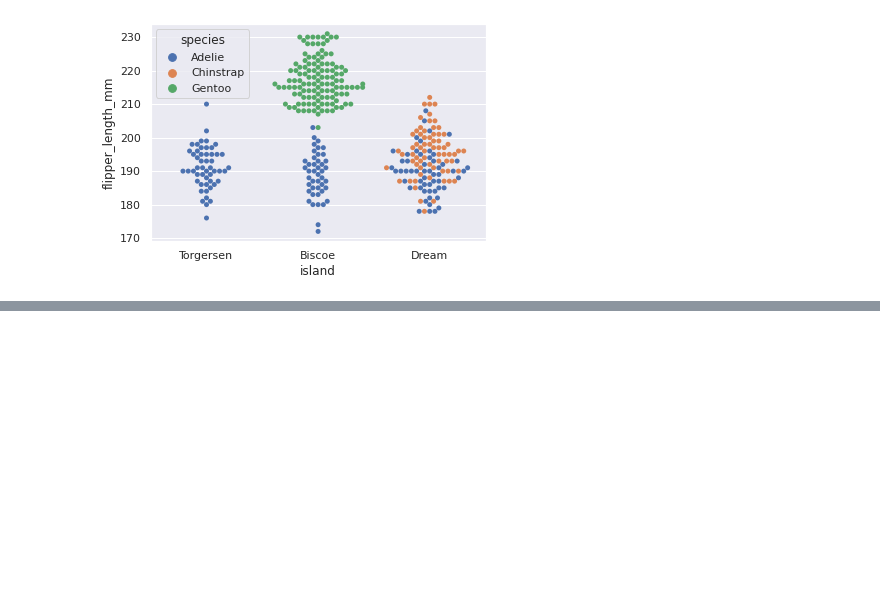
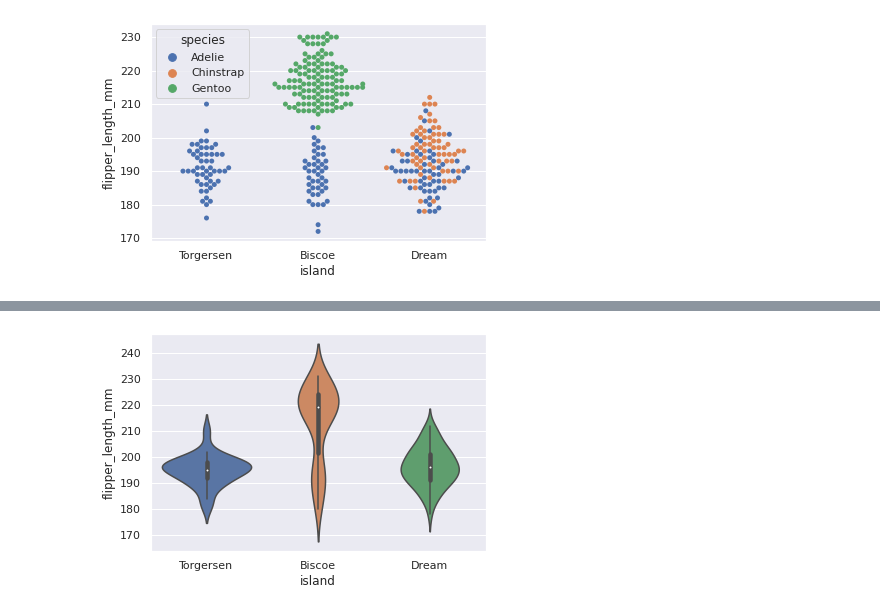
Before and after one commit to sagar9926/Visualisations-, a Jupyter notebook: PADHAI_Data_Visualisations.ipynb, the cells around one changed output, grey strips where cells are left out. Saved outputs shown, nothing was run; the diff lists cells and outputs as text; code cells hidden in the pictures; blank space fills up the shorter version.

```diff
--- a/PADHAI_Data_Visualisations.ipynb
+++ b/PADHAI_Data_Visualisations.ipynb
@@ -669,0 +670,4 @@ sns.swarmplot(x = 'cut', y = 'price', data = d.sample(1000), hue = 'color');
+# %%
+sns.violinplot(x = 'island', y = 'flipper_length_mm', data = p[p.sex == "MALE"]);
+# %% [output]
+[figure, added]
```
Also changed, not shown: parts of 65 cells of this notebook.
